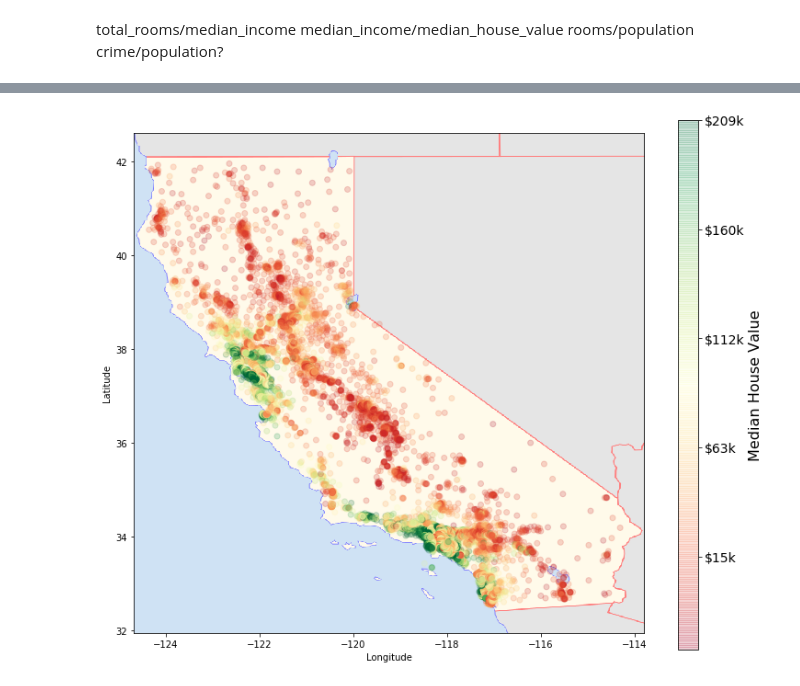
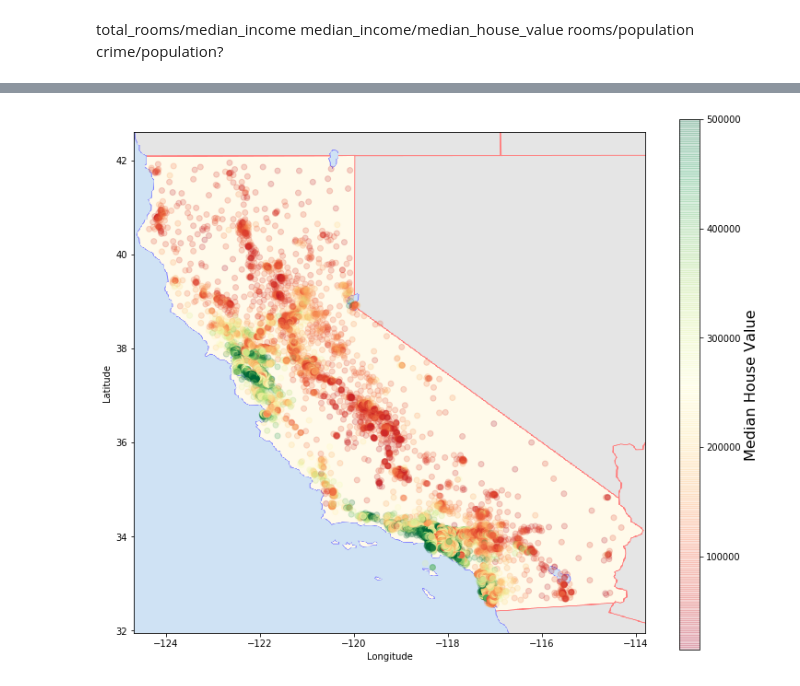
Before and after one commit to phamkdaniel/Cali-Housing-Project, a Jupyter notebook: analysis.ipynb, the cells around one changed output, grey strips where cells are left out. Saved outputs shown, nothing was run; the diff lists cells and outputs as text; code cells hidden in the pictures.

```diff
--- a/analysis.ipynb
+++ b/analysis.ipynb
@@ -244,32 +223,32 @@ long = cali_housing_df["longitude"]
 coloring = cali_housing_df.median_house_value
 
 # create scatterplot
 house_val = ax.scatter(long, lat, c=coloring, cmap='RdYlGn', alpha=0.2)
 
 # create x,y labels
 ax.set_xlabel("Longitude")
 ax.set_ylabel("Latitude")
 
 # set axes for colorbar
 caxes = fig.add_axes([0.95, 0.1, 0.03, 0.8])
 cbar = fig.colorbar(house_val, cax=caxes, orientation='vertical')
 cbar.set_label("Median House Value", fontsize=16)
 
 # set colorbar ticks
 prices = cali_housing_df.median_house_value
 tick_values = np.linspace(prices.min(), prices.max(), 11)
-cbar.ax.set_yticklabels(["$%dk"%(round(v/1000)) for v in tick_values], fontsize=14)
+# cbar.ax.set_yticklabels(["$%dk"%(round(v/1000)) for v in tick_values], fontsize=14)
 
 # overlay outline of California
 xlim = ax.get_xlim()
 ylim = ax.get_ylim()
 im = plt.imread("Images/cali_outline.png")
 implot = ax.imshow(im, extent=[-124.68, -113.80, 31.95, 42.60], alpha=0.5)
 
 # save image
 # plt.savefig("Images/cali_house_value.png")
 
 # show plot
 plt.show()
 # %% [output]
-[figure, old version]
+[figure, new version]
```
Also changed, not shown: parts of 13 cells of this notebook.
